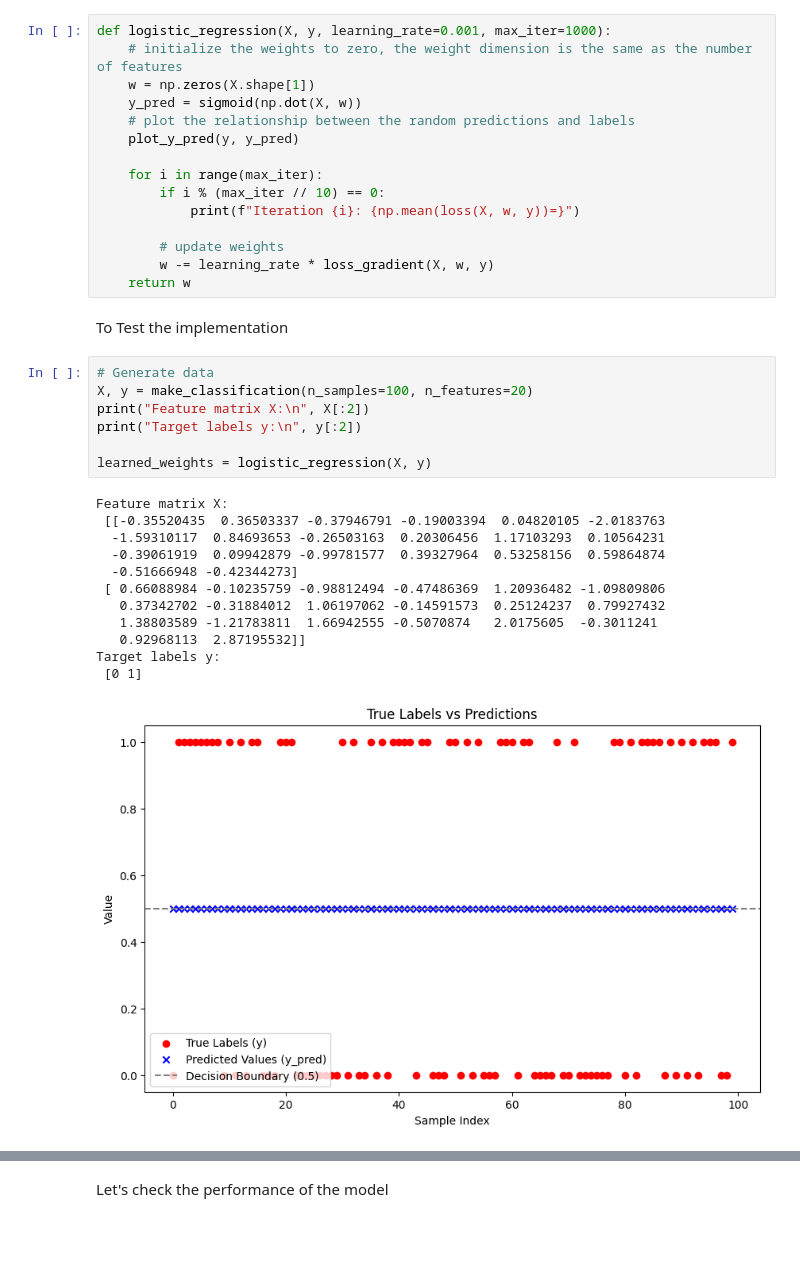
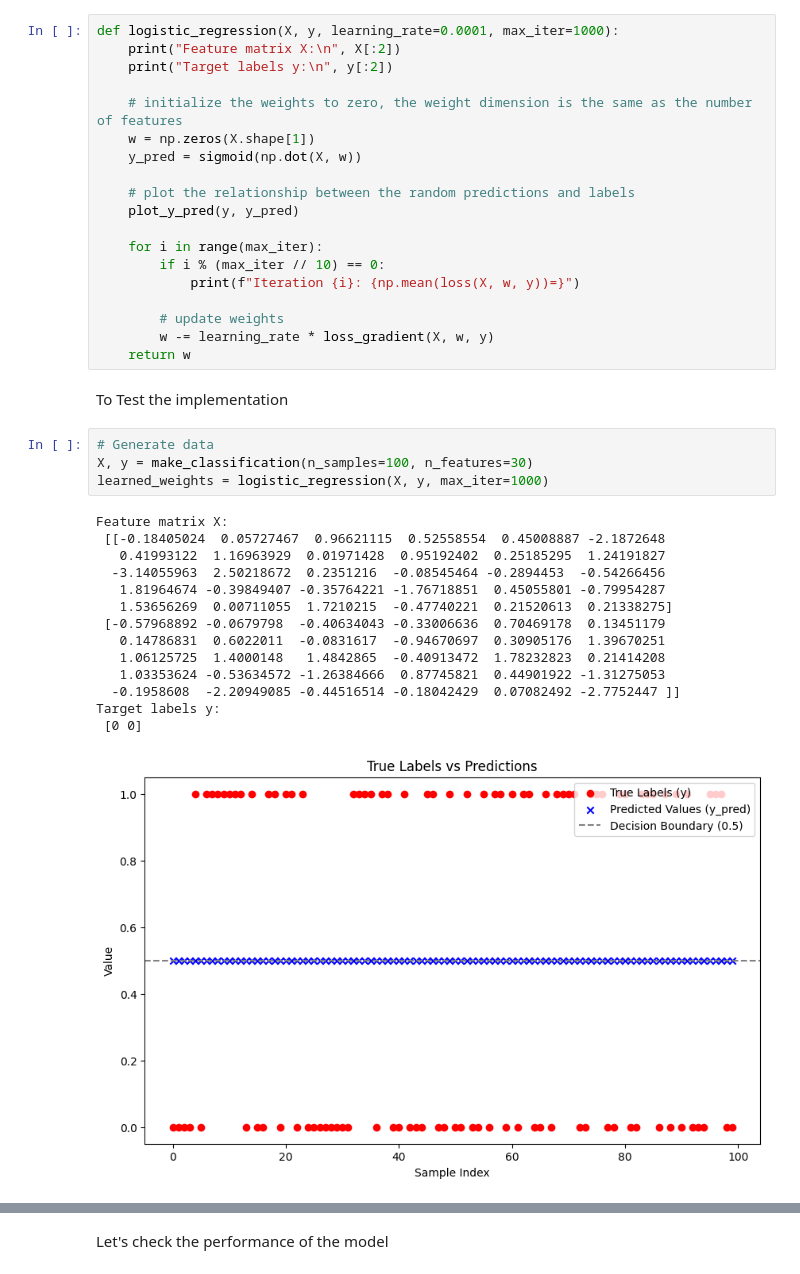
Before and after one commit to workofart/ml-notebooks, a Jupyter notebook: logistic_regression.ipynb, the cells around one changed output, grey strips where cells are left out. Drawn from its saved outputs; the diff is of its cells as text; blank space fills up the shorter version.

```diff
--- a/logistic_regression.ipynb
+++ b/logistic_regression.ipynb
@@ -87,10 +87,14 @@ def loss_gradient(X, w, y):
 # %% [markdown]
 Putting all together
 # %%
-def logistic_regression(X, y, learning_rate=0.001, max_iter=1000):
+def logistic_regression(X, y, learning_rate=0.0001, max_iter=1000):
+    print("Feature matrix X:\n", X[:2])
+    print("Target labels y:\n", y[:2])
+
     # initialize the weights to zero, the weight dimension is the same as the number of features
     w = np.zeros(X.shape[1])
     y_pred = sigmoid(np.dot(X, w))
+
     # plot the relationship between the random predictions and labels
     plot_y_pred(y, y_pred)
 
@@ -105,22 +109,21 @@ def logistic_regression(X, y, learning_rate=0.001, max_iter=1000):
 To Test the implementation
 # %%
 # Generate data
-X, y = make_classification(n_samples=100, n_features=20)
-print("Feature matrix X:\n", X[:2])
-print("Target labels y:\n", y[:2])
-
-learned_weights = logistic_regression(X, y)
+X, y = make_classification(n_samples=100, n_features=30)
+learned_weights = logistic_regression(X, y, max_iter=1000)
 # %% [output]
 Feature matrix X:
- [[-0.35520435  0.36503337 -0.37946791 -0.19003394  0.04820105 -2.0183763
-  -1.59310117  0.84693653 -0.26503163  0.20306456  1.17103293  0.10564231
-  -0.39061919  0.09942879 -0.99781577  0.39327964  0.53258156  0.59864874
-  -0.51666948 -0.42344273]
- [ 0.66088984 -0.10235759 -0.98812494 -0.47486369  1.20936482 -1.09809806
-   0.37342702 -0.31884012  1.06197062 -0.14591573  0.25124237  0.79927432
-   1.38803589 -1.21783811  1.66942555 -0.5070874   2.0175605  -0.3011241
-   0.92968113  2.87195532]]
+ [[-0.18405024  0.05727467  0.96621115  0.52558554  0.45008887 -2.1872648
+   0.41993122  1.16963929  0.01971428  0.95192402  0.25185295  1.24191827
+  -3.14055963  2.50218672  0.2351216  -0.08545464 -0.2894453  -0.54266456
+   1.81964674 -0.39849407 -0.35764221 -1.76718851  0.45055801 -0.79954287
+   1.53656269  0.00711055  1.7210215  -0.47740221  0.21520613  0.21338275]
+ [-0.57968892 -0.0679798  -0.40634043 -0.33006636  0.70469178  0.13451179
+   0.14786831  0.6022011  -0.0831617  -0.94670697  0.30905176  1.39670251
+   1.06125725  1.4000148   1.4842865  -0.40913472  1.78232823  0.21414208
+   1.03353624 -0.53634572 -1.26384666  0.87745821  0.44901922 -1.31275053
+  -0.1958608  -2.20949085 -0.44516514 -0.18042429  0.07082492 -2.7752447 ]]
 Target labels y:
- [0 1]
+ [0 0]
-[figure, old version]
+[figure, new version]
 Iteration 0: np.mean(loss(X, w, y))=np.float64(0.6931471805599453)
```
Also changed, not shown: parts of 2 cells of this notebook, 2 other files.
